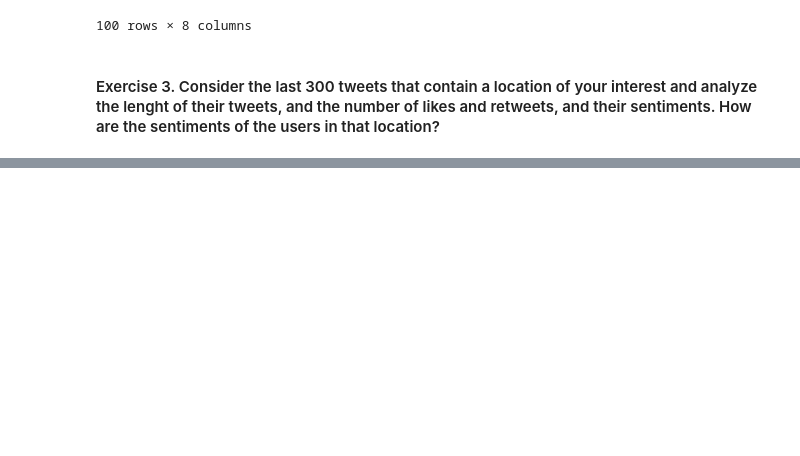
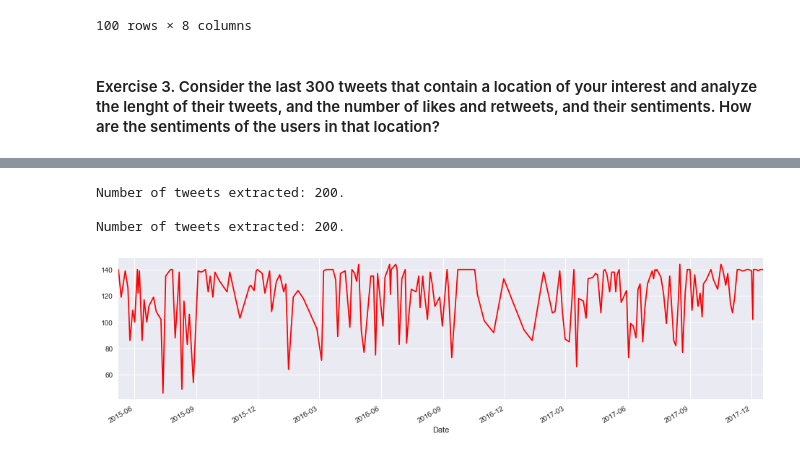
Before and after one commit to LevanBorchkhadze/DataScienceFoundations, a Jupyter notebook: Session_19/Session_19_exercises.ipynb, the cells around one changed output, grey strips where cells are left out. Saved outputs shown, nothing was run; the diff lists cells and outputs as text; code cells hidden in the pictures; blank space fills up the shorter version.

Commit message:
dalai

```diff
--- a/Session_19/Session_19_exercises.ipynb
+++ b/Session_19/Session_19_exercises.ipynb
@@ -203,0 +292,43 @@ data2
+# %%
+# We create an extractor object:
+extractor = twitter_setup()
+
+# We create a tweet list as follows:
+tweets_dalai = extractor.user_timeline(screen_name="Pontifex", count=200)
+print("Number of tweets extracted: {}.\n".format(len(tweets_neta)))
+
+tweets_pope = extractor.user_timeline(screen_name="DalaiLama", count=200)
+print("Number of tweets extracted: {}.\n".format(len(tweets_erdog)))
+# %% [output]
+Number of tweets extracted: 200.
+
+Number of tweets extracted: 200.
+# %%
+data5_1 = pd.DataFrame(data=[tweet.text for tweet in tweets_pope], columns=['Tweets'])
+data5_2 = pd.DataFrame(data=[tweet.text for tweet in tweets_dalai], columns=['Tweets'])
+# %%
+data5_1['len'] = np.array([len(tweet.text) for tweet in tweets_pope])
+data5_1['ID'] = np.array([tweet.id for tweet in tweets_pope])
+data5_1['Date'] = np.array([tweet.created_at for tweet in tweets_pope])
+data5_1['Source'] = np.array([tweet.source for tweet in tweets_pope])
+data5_1['Likes'] = np.array([tweet.favorite_count for tweet in tweets_pope])
+data5_1['RTs'] = np.array([tweet.retweet_count for tweet in tweets_pope])
+
+data5_2['len'] = np.array([len(tweet.text) for tweet in tweets_dalai])
+data5_2['ID'] = np.array([tweet.id for tweet in tweets_dalai])
+data5_2['Date'] = np.array([tweet.created_at for tweet in tweets_dalai])
+data5_2['Source'] = np.array([tweet.source for tweet in tweets_dalai])
+data5_2['Likes'] = np.array([tweet.favorite_count for tweet in tweets_dalai])
+data5_2['RTs'] = np.array([tweet.retweet_count for tweet in tweets_dalai])
+# %%
+tlen_p = pd.Series(data=data5_1['len'].values, index=data5_1['Date'])
+tfav_p = pd.Series(data=data5_1['Likes'].values, index=data5_1['Date'])
+tret_p = pd.Series(data=data5_1['RTs'].values, index=data5_1['Date'])
+
+tlen_d = pd.Series(data=data5_2['len'].values, index=data5_2['Date'])
+tfav_d = pd.Series(data=data5_2['Likes'].values, index=data5_2['Date'])
+tret_d = pd.Series(data=data5_2['RTs'].values, index=data5_2['Date'])
+# %%
+tlen_p.plot(figsize=(16,4), color='r');
+# %% [output]
+[figure, added]
```
Also changed, not shown: parts of 26 cells of this notebook.
